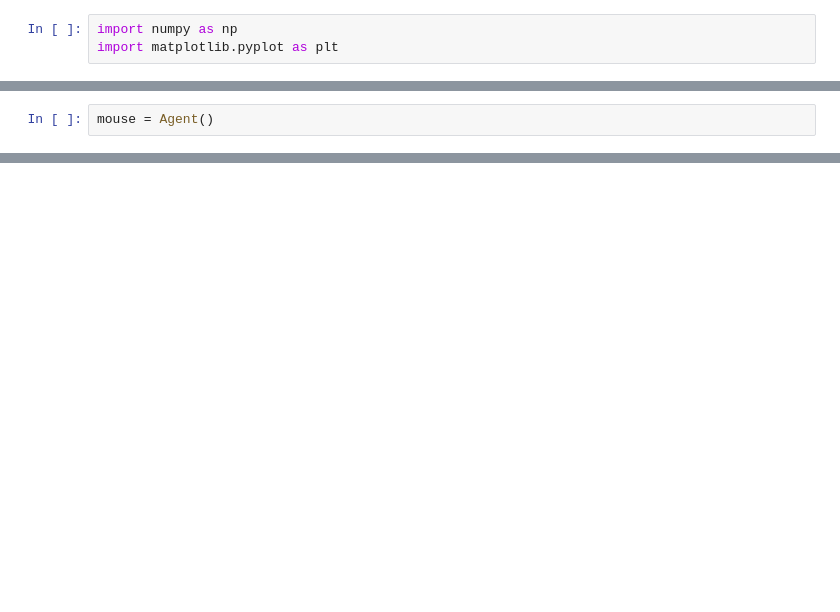
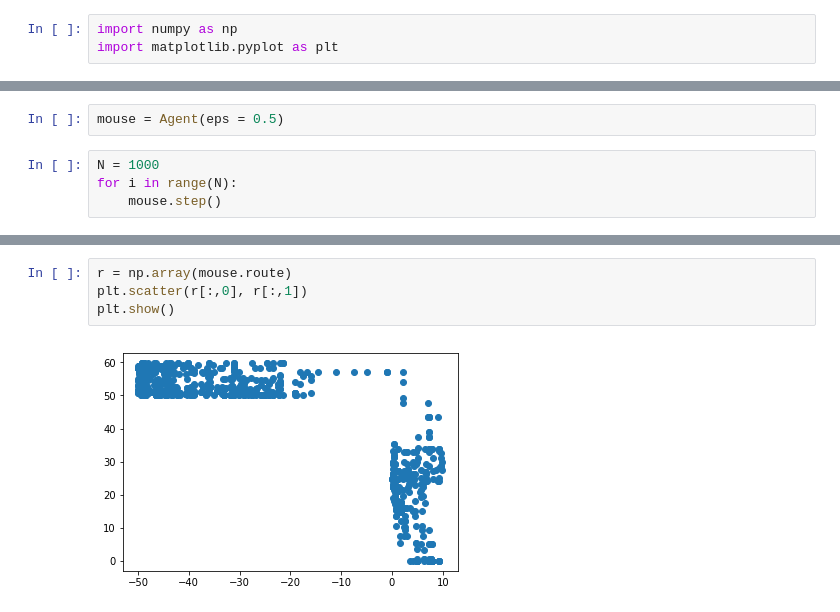
Before and after one commit to imLew/MHBF-project, a Jupyter notebook: main.ipynb, the cells around one changed output, grey strips where cells are left out. Cells and saved outputs as stored; diff of their text form; blank space fills up the shorter version.

```diff
--- a/main.ipynb
+++ b/main.ipynb
@@ -175,2 +246,6 @@ def simulate():
 # %%
-mouse = Agent()
+mouse = Agent(eps = 0.5)
+# %%
+N = 1000
+for i in range(N):
+    mouse.step()
@@ -177 +270,7 @@ mouse = Agent()
+# %%
+r = np.array(mouse.route)
+plt.scatter(r[:,0], r[:,1])
+plt.show()
+# %% [output]
+[figure, added]
 # %%
```
Also changed, not shown: parts of 5 cells of this notebook.
